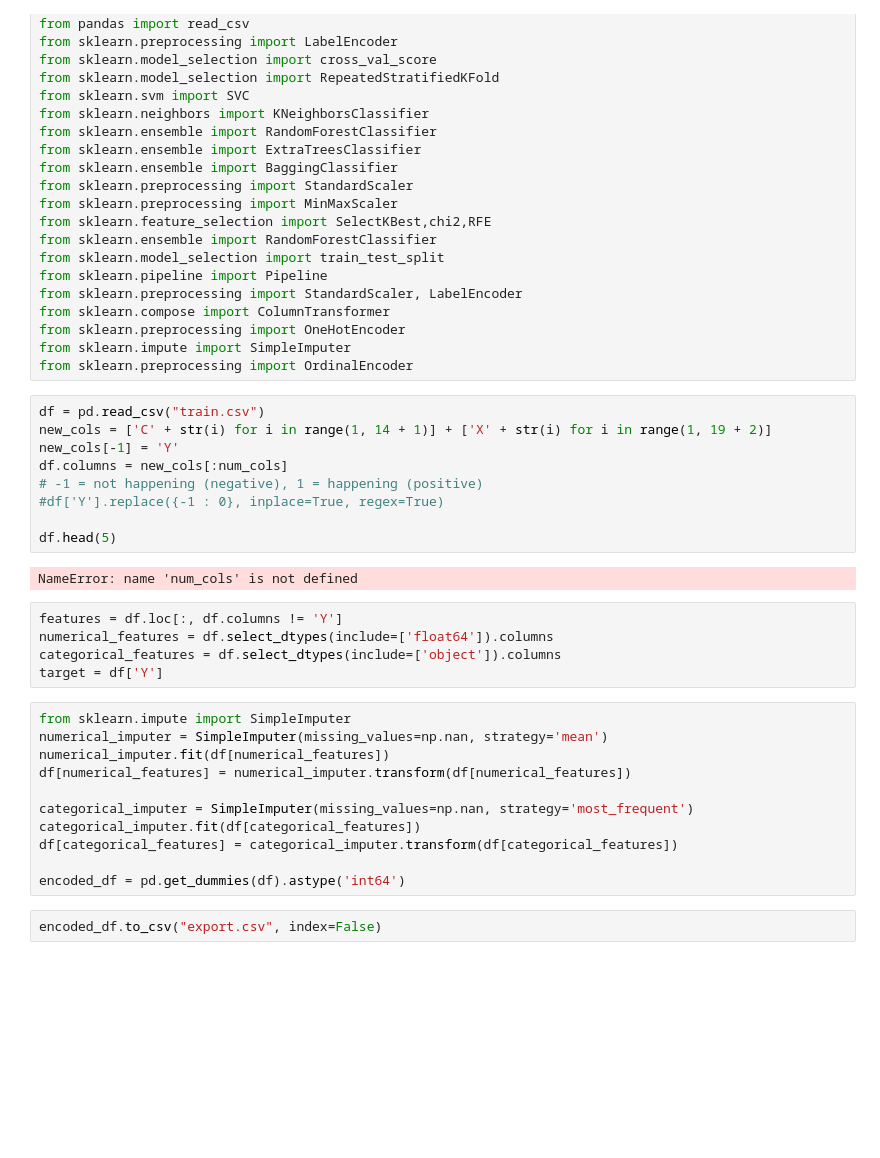
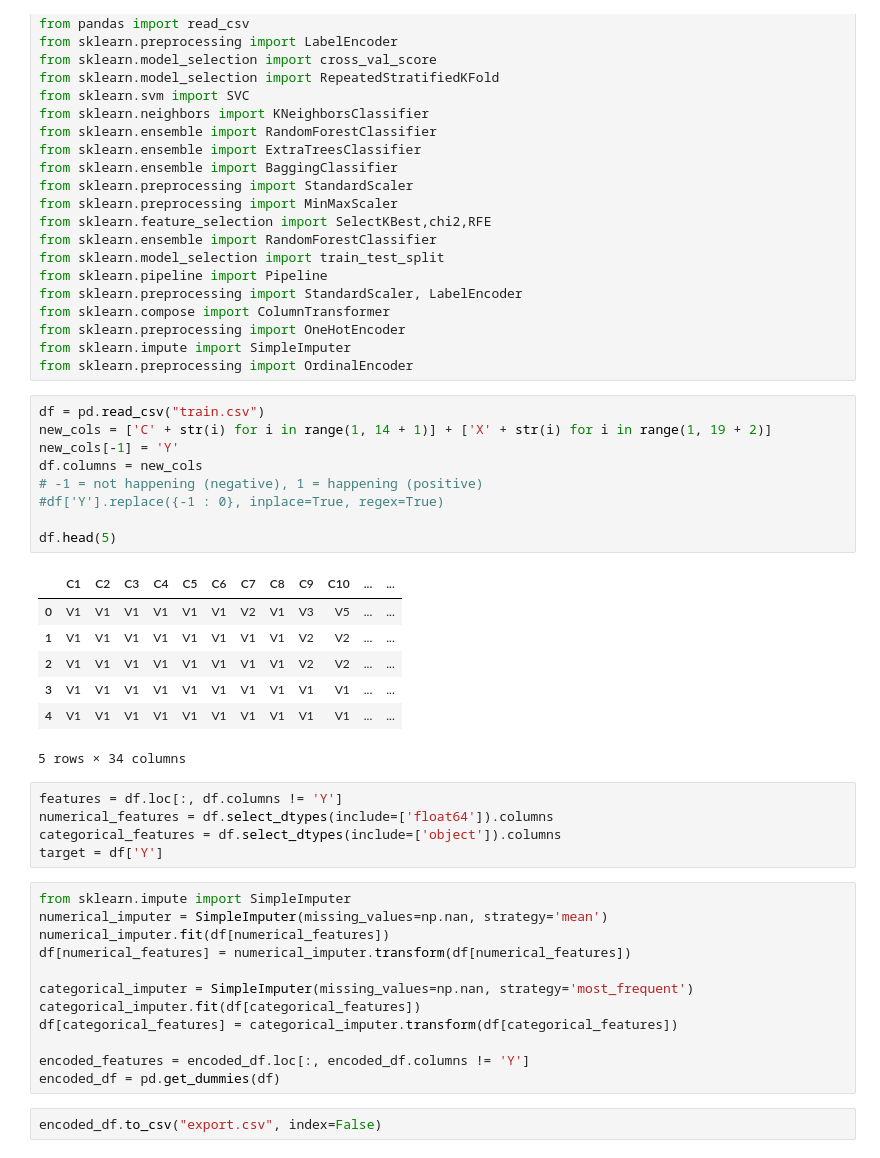
Before and after one commit to BSSB33/machine_learning, a Jupyter notebook: Semester project - ML challenge/code.ipynb, the cells around one changed output. Cells and saved outputs as stored; diff of their text form; blank space fills up the shorter version.

```diff
--- a/Semester project - ML challenge/code.ipynb
+++ b/Semester project - ML challenge/code.ipynb
@@ -28,14 +28,20 @@ from sklearn.preprocessing import OrdinalEncoder
 # %%
 df = pd.read_csv("train.csv")
 new_cols = ['C' + str(i) for i in range(1, 14 + 1)] + ['X' + str(i) for i in range(1, 19 + 2)]
 new_cols[-1] = 'Y'
-df.columns = new_cols[:num_cols]
+df.columns = new_cols
 # -1 = not happening (negative), 1 = happening (positive)
 #df['Y'].replace({-1 : 0}, inplace=True, regex=True)
 
 df.head(5)
 # %% [output]
+|  | C1 | C2 | C3 | C4 | C5 | C6 | C7 | C8 | C9 | C10 | ... | ... |
+| 0 | V1 | V1 | V1 | V1 | V1 | V1 | V2 | V1 | V3 | V5 | ... | ... |
+| 1 | V1 | V1 | V1 | V1 | V1 | V1 | V1 | V1 | V2 | V2 | ... | ... |
+| 2 | V1 | V1 | V1 | V1 | V1 | V1 | V1 | V1 | V2 | V2 | ... | ... |
+| 3 | V1 | V1 | V1 | V1 | V1 | V1 | V1 | V1 | V1 | V1 | ... | ... |
+| 4 | V1 | V1 | V1 | V1 | V1 | V1 | V1 | V1 | V1 | V1 | ... | ... |
-NameError: name 'num_cols' is not defined
+5 rows × 34 columns
 # %%
 features = df.loc[:, df.columns != 'Y']
 numerical_features = df.select_dtypes(include=['float64']).columns
@@ -51,7 +57,8 @@ categorical_imputer = SimpleImputer(missing_values=np.nan, strategy='most_freque
 categorical_imputer.fit(df[categorical_features])
 df[categorical_features] = categorical_imputer.transform(df[categorical_features])
 
-encoded_df = pd.get_dummies(df).astype('int64')
+encoded_features = encoded_df.loc[:, encoded_df.columns != 'Y']
+encoded_df = pd.get_dummies(df)
 # %%
 encoded_df.to_csv("export.csv", index=False)
 # %%
```
Also changed, not shown: parts of 5 cells of this notebook.
